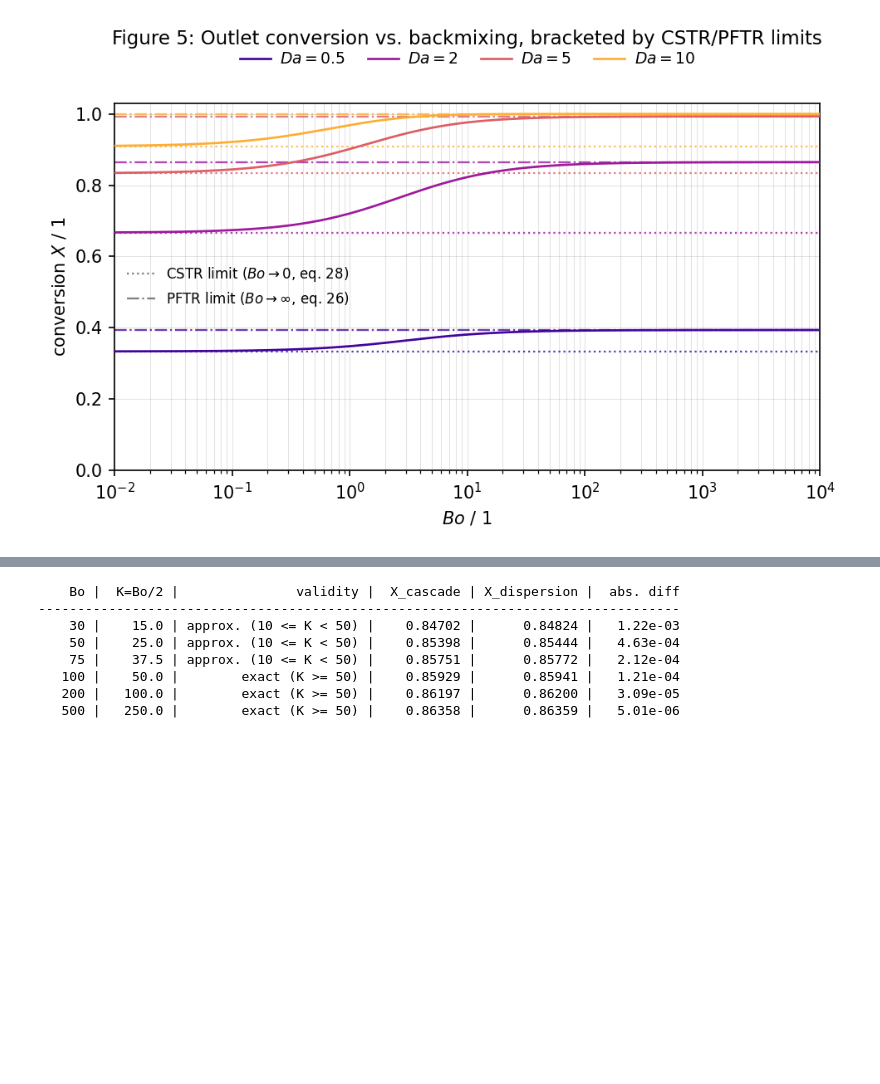
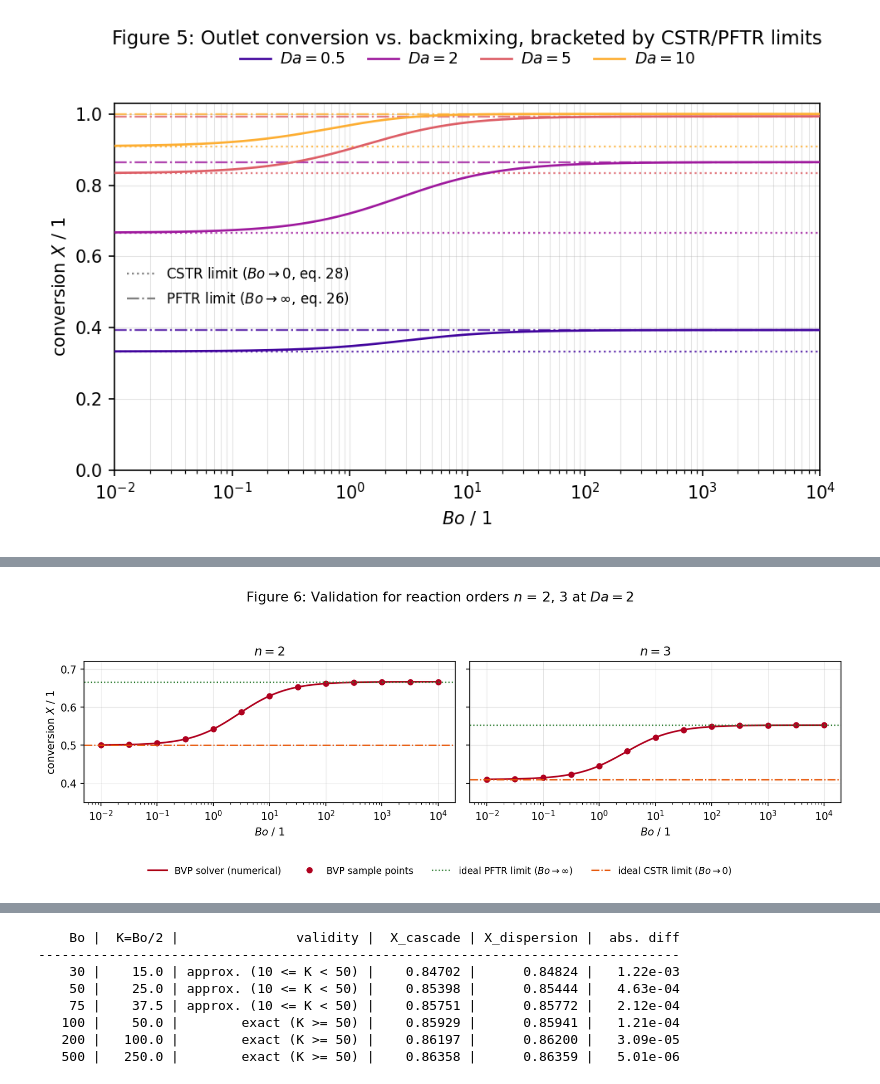
Before and after one commit to PeterSchoenung/CRE3-Assignment-4, a Jupyter notebook: CRE3_Assignment_4_26_Group_2.ipynb, the cells around one changed output, grey strips where cells are left out. Drawn from its saved outputs; the diff is of its cells as text; code cells hidden in the pictures; blank space fills up the shorter version.

Commit message:
included reaction order sweep, but wont use it most probably

```diff
--- a/CRE3_Assignment_4_26_Group_2.ipynb
+++ b/CRE3_Assignment_4_26_Group_2.ipynb
@@ -817,0 +885,42 @@ plt.show()
+# %%
+# ============================================================
+# 3.4  VALIDATION — BVP vs ideal CSTR/PFTR limits (order n != 1)
+# ============================================================
+# No closed-form dispersion solution exists for n != 1 (Guettel Gl. 15.6 holds
+# only for n = 1). The BVP is therefore validated against its two analytical
+# bounding cases: X -> X_CSTR (Bo -> 0) and X -> X_PFTR (Bo -> inf).
+# --- plot variables (top of cell) ---
+fig_w, fig_h, fig_dpi      = 11, 4, 150
+n_orders                   = [2, 3]                        # reaction orders to validate
+Da_val                     = 2.0                           # fixed Damkoehler number
+Bo_check                   = np.logspace(-2, 4, 13)        # discrete markers: CSTR-like ... PFR-like
+Bo_line                    = np.logspace(-2, 4, 200)       # smooth BVP transition curve
+col_bvp, col_pfr, col_cstr = "#b00020", "#2e7d32", "#e65100"
+lw_curve, lw_lim, ms_bvp   = 1.6, 1.2, 5
+y_lo, y_hi                 = 0.35, 0.72
+
+fig, axes = plt.subplots(1, len(n_orders), figsize=(fig_w, fig_h), dpi=fig_dpi, sharey=True)
+
+for ax, n in zip(axes, n_orders):
+    X_curve = np.array([1 - solve_dispersion_n(Bo, Da_val, n).sol(L)[0] / c_A_in for Bo in Bo_line])
+    X_pts   = np.array([1 - solve_dispersion_n(Bo, Da_val, n).sol(L)[0] / c_A_in for Bo in Bo_check])
+    ax.plot(Bo_line,  X_curve, color=col_bvp, lw=lw_curve, label="BVP solver (numerical)")
+    ax.plot(Bo_check, X_pts, "o", color=col_bvp, ms=ms_bvp, label="BVP sample points")
+    ax.axhline(X_pftr_n(Da_val, n), color=col_pfr,  lw=lw_lim, ls=":",  label=r"ideal PFTR limit ($Bo\to\infty$)")
+    ax.axhline(X_cstr_n(Da_val, n), color=col_cstr, lw=lw_lim, ls="-.", label=r"ideal CSTR limit ($Bo\to 0$)")
+    ax.set_xscale("log")
+    ax.set_xlabel(r"$Bo$ / 1")
+    ax.set_ylim(y_lo, y_hi)
+    ax.set_title(rf"$n = {n}$", fontsize=12)
+    ax.grid(True, lw=0.5, alpha=0.35)
+
+axes[0].set_ylabel(r"conversion $X$ / 1")
+handles, labels = axes[0].get_legend_handles_labels()
+fig.legend(handles, labels, loc="lower center", bbox_to_anchor=(0.5, 0.0),
+           ncol=4, fontsize=9, frameon=False)
+fig.suptitle(rf"Figure 6: Validation for reaction orders $n$ = 2, 3 at $Da = {Da_val:.0f}$", fontsize=13, y=0.98)
+fig.tight_layout(rect=[0, 0.12, 1, 0.92])
+fig.savefig("validation_dispersion_order_n.png", dpi=fig_dpi, bbox_inches="tight")
+plt.show()
+# %% [output]
+[figure, added]
```
Also changed, not shown: parts of 8 cells of this notebook, 4 other files.
